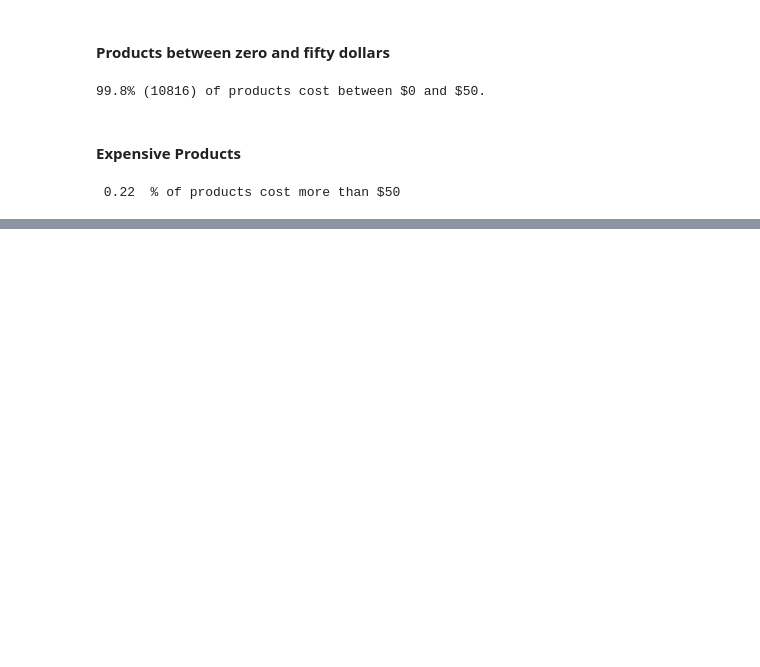
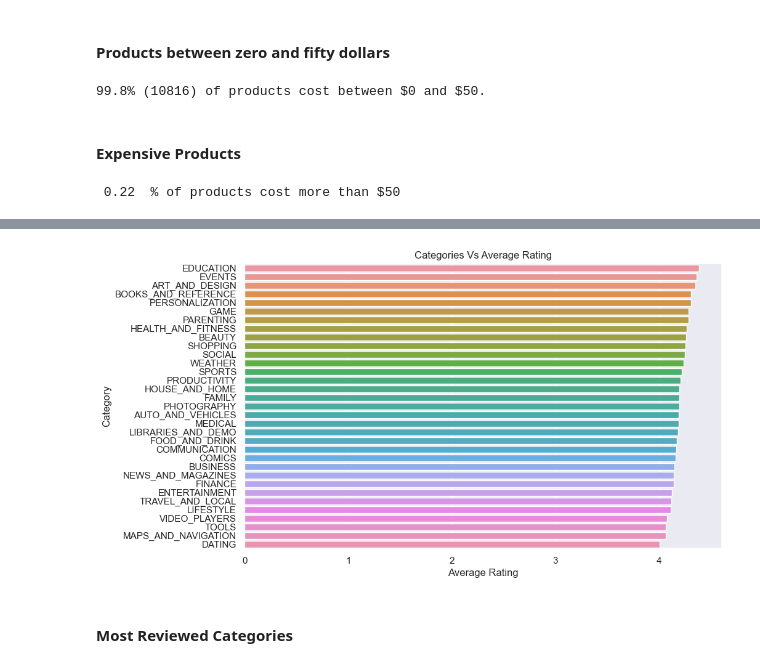
Before and after one commit to RitiGawade/Google-Play-Store, a Jupyter notebook: Data_Visualization.ipynb, the cells around one changed output, grey strips where cells are left out. Cells and saved outputs as stored; diff of their text form; code cells hidden in the pictures; blank space fills up the shorter version.

```diff
--- a/Data_Visualization.ipynb
+++ b/Data_Visualization.ipynb
@@ -1067,0 +1186,6 @@ print('\033[1m',above_mean,'\033[0m','% of products cost more than $50')
+# %%
+#group categories and compute corresponding mean ratings; arrange in descending order
+mean_rating = pd.DataFrame(df.groupby(['Category'])['Rating'].mean().sort_values(ascending = False))
+
+#top five categories
+mean_rating.head()
@@ -1067,0 +1200,19 @@ print('\033[1m',above_mean,'\033[0m','% of products cost more than $50')
+# %%
+# Sort the DataFrame by the mean values in descending order
+mean_rating_sorted = mean_rating.sort_values(by = 'Rating', ascending=False)
+
+# Plot the categorical column and the mean values in descending order
+plt.figure(figsize = (10, 6))
+sns.barplot(y = 'Category', x = 'Rating', data = df, order = mean_rating_sorted.index, errorbar = None)  # Plot the categorical column
+
+# Customize the plot
+plt.ylabel('Category')
+plt.xlabel('Average Rating')
+plt.title('Categories Vs Average Rating')
+
+# Display the plot
+plt.show()
+# %% [output]
+[figure, added]
+# %% [markdown]
+#### Most Reviewed Categories
```
Also changed, not shown: parts of 26 cells of this notebook.
